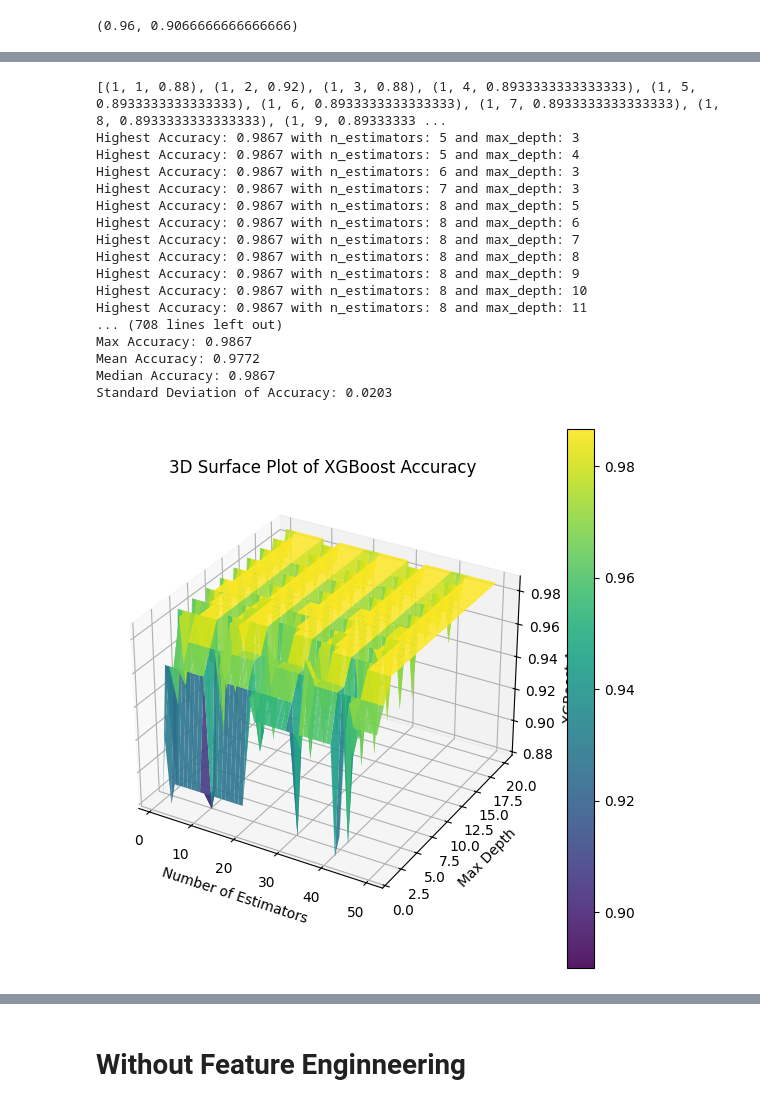
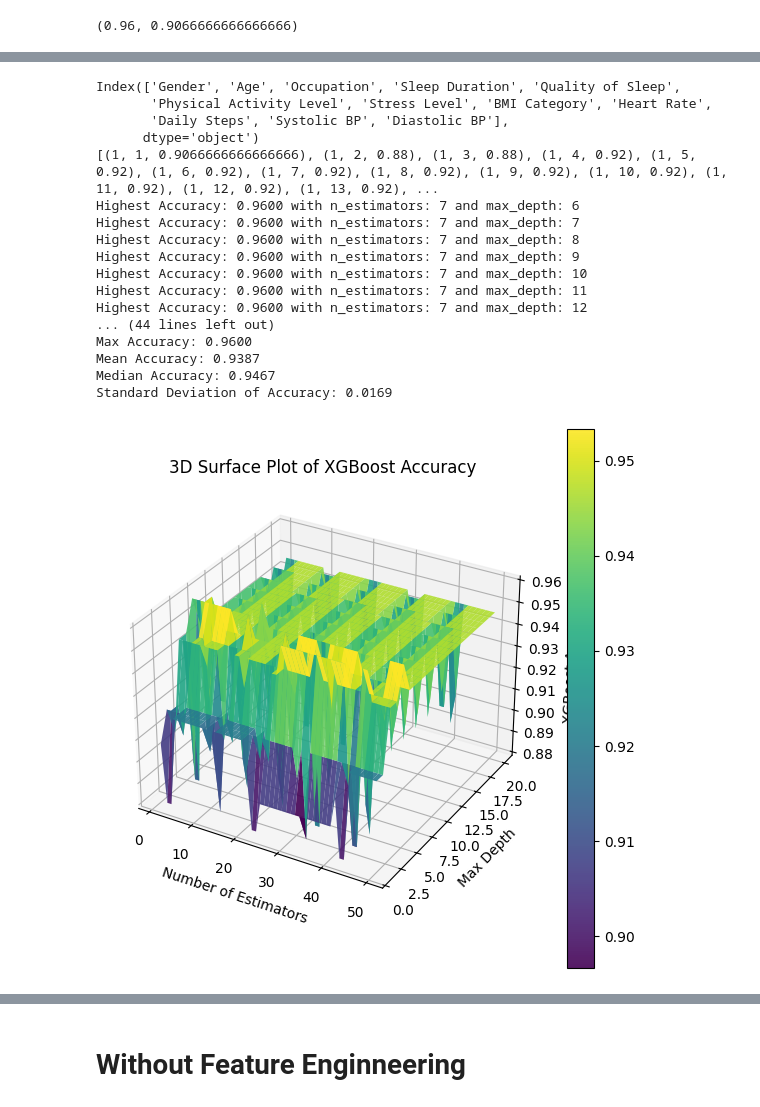
Before and after one commit to JiaLong0209/tku-113-1-statistics-report, a Jupyter notebook: machine_learning_2.ipynb, the cells around one changed output, grey strips where cells are left out. Saved outputs shown, nothing was run; the diff lists cells and outputs as text; code cells hidden in the pictures.

```diff
--- a/machine_learning_2.ipynb
+++ b/machine_learning_2.ipynb
@@ -120,6 +149,7 @@ scaler = StandardScaler()
 categorical_columns = ['Gender', 'Occupation', 'BMI Category']
 # Identify numerical columns to scale
 numerical_columns = X.select_dtypes(include=[np.number]).columns
+
 X_scaled = scaler.fit_transform(X[numerical_columns])
 
 # Create a DataFrame for the scaled features
@@ -134,13 +164,20 @@ X = scaled_df
 # Split the data into training and testing sets
 X_train, X_test, y_train, y_test = train_test_split(scaled_df, y, test_size=0.2, random_state=42, stratify=y)
 print(X_train.shape, X_test.shape)
+print('X:')
+print(X.columns)
 
 # scaled_df['Sleep Disorder'] = y.values
 print(scaled_df.describe())
 scaled_df["Sleep Disorder"] = data["Sleep Disorder"]
 data = scaled_df
 
-scaled_df.head(10)
+
+print('unscale_X : \n\n')
+X = X.drop(columns=['Sleep Disorder'])
+print(unscaled_X.head(5))
+print(X.head(5))
+print(X.columns)
 # %% [output]
 <class 'pandas.core.frame.DataFrame'>
 RangeIndex: 374 entries, 0 to 373
@@ -389,7 +431,7 @@ X_pca = pca.fit_transform(X_poly)
 # X_pca = pca.fit_transform(X)
 
 # Re-split the enhanced dataset
-X_train, X_test, y_train, y_test = train_test_split(X_scaled, y, test_size=0.2, random_state=42, stratify=y)
+X_train, X_test, y_train, y_test = train_test_split(X, y, test_size=0.2, random_state=42, stratify=y)
 
 # Train XGBoost with enhanced features
 xgb_model.fit(X_train, y_train)
@@ -538,14 +580,16 @@ from sklearn.model_selection import train_test_split
 import numpy as np
 
 # Feature Engineering: Add interaction terms
-poly = PolynomialFeatures(degree=3, interaction_only=True, include_bias=False)
+print(X.columns)
+poly = PolynomialFeatures(degree=4, interaction_only=True, include_bias=False)
 X_poly = poly.fit_transform(X)
 
-pca = PCA(n_components=9)
+pca = PCA(n_components=7)
 X_pca = pca.fit_transform(X_poly)
 
 # Train-Test Split with enhanced features
 X_train, X_test, y_train, y_test = train_test_split(X_pca, y, test_size=0.2, random_state=42, stratify=y)
+
 
 # Initialize parameters for XGBoost
 n_estimators_list = range(1, 51, 1)  # Example values for n_estimators
@@ -585,51 +629,51 @@ min_acc, mean_accuracy, median_accuracy, std_accuracy, max_acc = (
 
 # Show the length of the accuracy list
 print(f"Length of Accuracy List: {len(accuracy_values)}")
 print(f"Min Accuracy: {min_acc:.4f}")
 print(f"Max Accuracy: {max_acc:.4f}")
 print(f"Mean Accuracy: {mean_accuracy:.4f}")
 print(f"Median Accuracy: {median_accuracy:.4f}")
 print(f"Standard Deviation of Accuracy: {std_accuracy:.4f}")
 
 # Prepare data for 3D surface plot
 n_estimators_values = [result[0] for result in results]
 max_depth_values = [result[1] for result in results]
 
 # Create a grid for surface plot
 X_grid, Y_grid = np.meshgrid(np.unique(n_estimators_values), np.unique(max_depth_values))
 Z_grid = np.array(accuracy_values).reshape(len(np.unique(max_depth_values)), len(np.unique(n_estimators_values)))
 
 # Plot the surface for XGBoost
 fig = plt.figure(figsize=(7, 7))
 ax = fig.add_subplot(111, projection='3d')
 surf_xgb = ax.plot_surface(X_grid, Y_grid, Z_grid, cmap='viridis', alpha=0.9)
 
 ax.set_xlabel('Number of Estimators')
 ax.set_ylabel('Max Depth')
 ax.set_zlabel('XGBoost Accuracy')
 ax.set_title('3D Surface Plot of XGBoost Accuracy')
 fig.colorbar(surf_xgb)
 
 plt.show()
 # %% [output]
-[(1, 1, 0.88), (1, 2, 0.92), (1, 3, 0.88), (1, 4, 0.8933333333333333), (1, 5, 0.8933333333333333), (1, 6, 0.8933333333333333), (1, 7, 0.8933333333333333), (1, 8, 0.8933333333333333), (1, 9, 0.89333333 ...
-Highest Accuracy: 0.9867 with n_estimators: 5 and max_depth: 3
-Highest Accuracy: 0.9867 with n_estimators: 5 and max_depth: 4
-Highest Accuracy: 0.9867 with n_estimators: 6 and max_depth: 3
-Highest Accuracy: 0.9867 with n_estimators: 7 and max_depth: 3
-Highest Accuracy: 0.9867 with n_estimators: 8 and max_depth: 5
-Highest Accuracy: 0.9867 with n_estimators: 8 and max_depth: 6
-Highest Accuracy: 0.9867 with n_estimators: 8 and max_depth: 7
-Highest Accuracy: 0.9867 with n_estimators: 8 and max_depth: 8
-Highest Accuracy: 0.9867 with n_estimators: 8 and max_depth: 9
-Highest Accuracy: 0.9867 with n_estimators: 8 and max_depth: 10
-Highest Accuracy: 0.9867 with n_estimators: 8 and max_depth: 11
-... (708 lines left out)
-Max Accuracy: 0.9867
-Mean Accuracy: 0.9772
-Median Accuracy: 0.9867
-Standard Deviation of Accuracy: 0.0203
+Index(['Gender', 'Age', 'Occupation', 'Sleep Duration', 'Quality of Sleep',
+       'Physical Activity Level', 'Stress Level', 'BMI Category', 'Heart Rate',
+       'Daily Steps', 'Systolic BP', 'Diastolic BP'],
+      dtype='object')
+[(1, 1, 0.9066666666666666), (1, 2, 0.88), (1, 3, 0.88), (1, 4, 0.92), (1, 5, 0.92), (1, 6, 0.92), (1, 7, 0.92), (1, 8, 0.92), (1, 9, 0.92), (1, 10, 0.92), (1, 11, 0.92), (1, 12, 0.92), (1, 13, 0.92), ...
+Highest Accuracy: 0.9600 with n_estimators: 7 and max_depth: 6
+Highest Accuracy: 0.9600 with n_estimators: 7 and max_depth: 7
+Highest Accuracy: 0.9600 with n_estimators: 7 and max_depth: 8
+Highest Accuracy: 0.9600 with n_estimators: 7 and max_depth: 9
+Highest Accuracy: 0.9600 with n_estimators: 7 and max_depth: 10
+Highest Accuracy: 0.9600 with n_estimators: 7 and max_depth: 11
+Highest Accuracy: 0.9600 with n_estimators: 7 and max_depth: 12
+... (44 lines left out)
+Max Accuracy: 0.9600
+Mean Accuracy: 0.9387
+Median Accuracy: 0.9467
+Standard Deviation of Accuracy: 0.0169
-[figure, old version]
+[figure, new version]
 # %%
 
 from sklearn.metrics import accuracy_score, ConfusionMatrixDisplay, confusion_matrix
```
Also changed, not shown: parts of 14 cells of this notebook, 3 other files.
